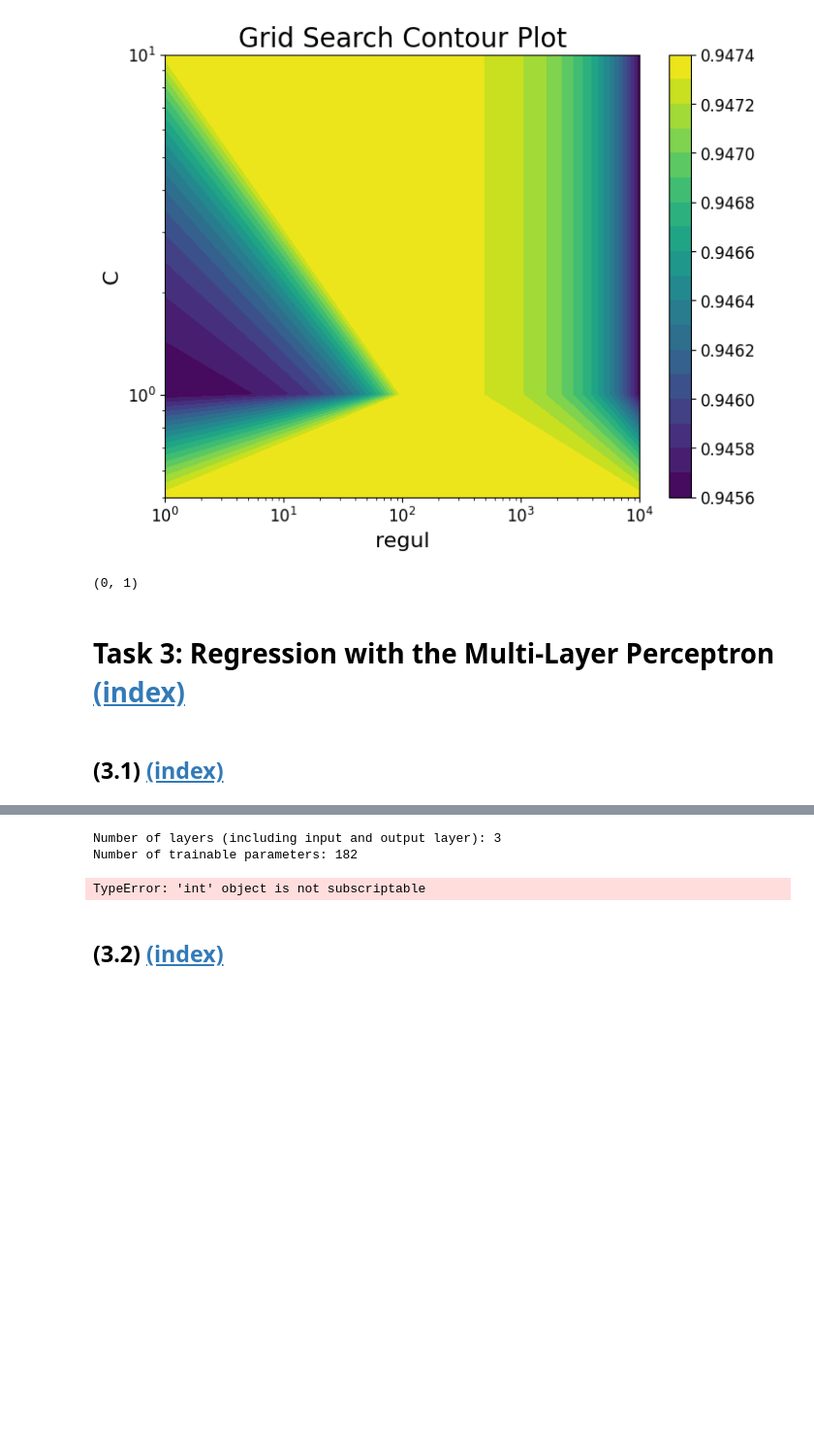
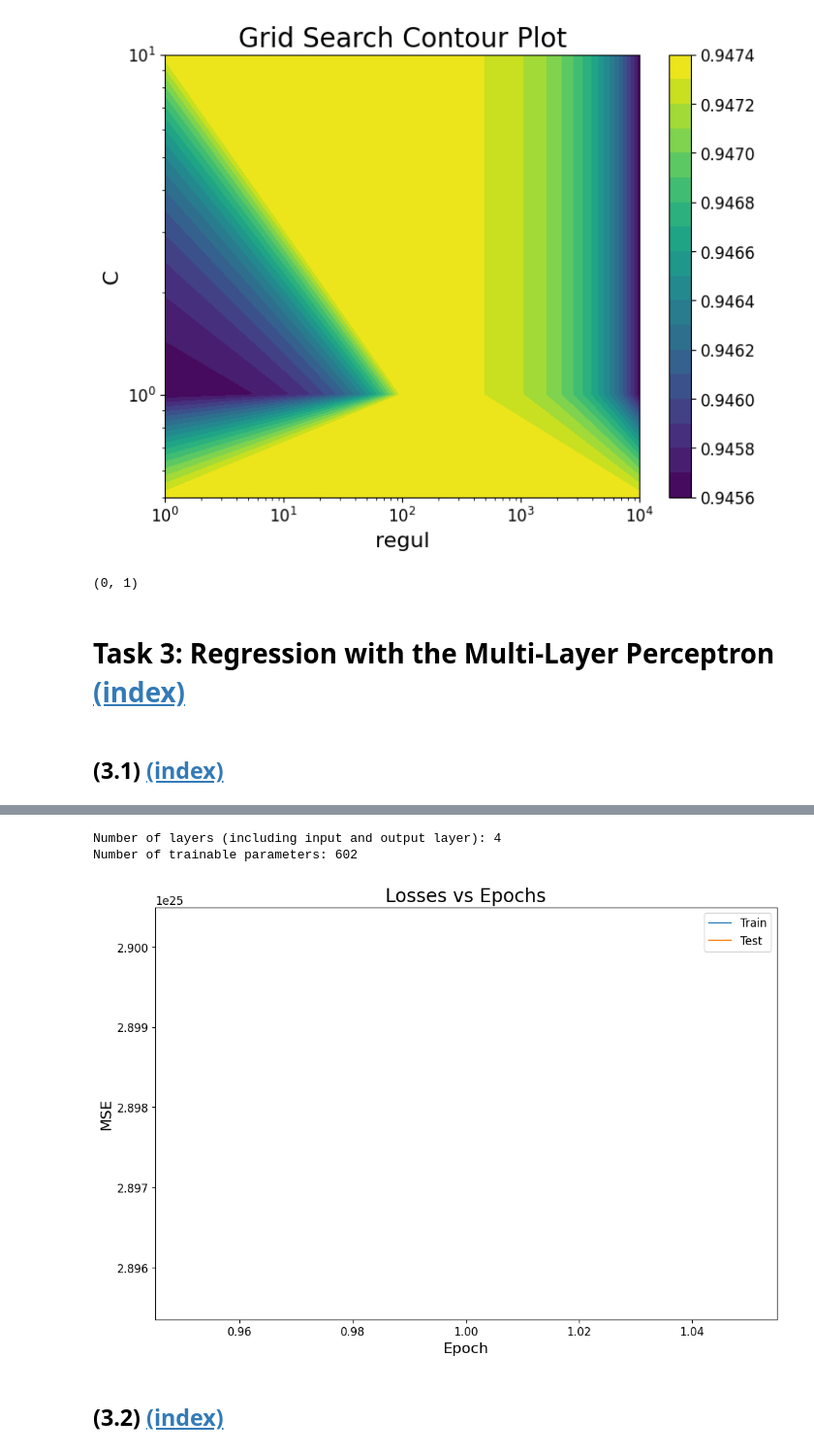
Before and after one commit to SequorIkkyu/MATH60026---Methods-for-Data-Science, a Jupyter notebook: Coursework1/CID_Coursework1.ipynb, the cells around one changed output, grey strips where cells are left out. Shown at 97% size. Cells and saved outputs as stored; diff of their text form; code cells hidden in the pictures; blank space fills up the shorter version.

```diff
--- a/Coursework1/CID_Coursework1.ipynb
+++ b/Coursework1/CID_Coursework1.ipynb
@@ -1845,6 +1841,10 @@ class MLP:
         return y_hat, forward_pass
 # %%
 def compound_loss(T, T_pred, l=0):
+
+    assert T.size == T_pred.size, "Error"
+
+    T = T.reshape(T_pred.shape)
 
     T_min, T_max = T[:,0], T[:,1]
     T_min_pred, T_max_pred = T_pred[:,0], T_pred[:,1]
@@ -1858,12 +1858,16 @@ def compound_loss(T, T_pred, l=0):
 
 def compound_grad(T, T_pred, l=0):
 
+    assert T.size == T_pred.size, "Error"
+
+    T = T.reshape(T_pred.shape)
+
     T_min, T_max = T[:,0], T[:,1]
     T_min_pred, T_max_pred = T_pred[:,0], T_pred[:,1]
 
     grad = 2.0*(T_min-T_min_pred) + (T_max-T_max_pred) + l
 
-    return grad/len(T_min)
+    return np.ones((len(T_min), 2))
 # %%
 def backpropagate(layers, forward_pass, delta_output):
     """
@@ -1929,7 +1933,7 @@ def sgd_step(X, y, mlp, lam=0, learning_rate = 1e-3):
     y_hat, forward_pass = mlp.predict(X) ## <-- SOLUTION.
 
     # Compute the partial derivative of the loss w.r.t. to predictions `y_hat`.
-    delta_output = compound_grad(lam, y, y_hat) ## <-- SOLUTION
+    delta_output = compound_grad(y, y_hat, lam) ## <-- SOLUTION
 
     # Apply backpropagation algorithm to compute the gradients of the MLP parameters.
     gradients = backpropagate(mlp.layers, forward_pass, delta_output)  ## <-- SOLUTION.
@@ -2047,6 +2051,7 @@ array([[12.5, 20.9],
 # compile architecture of MLP
 mlp = MLP(seed=2)
 mlp.add_layer(X_train.shape[1], 20)     ## <-- SOLUTION.
+mlp.add_layer(20, 20, "relu")
 mlp.add_layer(20, 2, "relu")             ## <-- SOLUTION.
 print("Number of layers (including input and output layer):",mlp.n_layers())
 print("Number of trainable parameters:",mlp.n_parameters())
@@ -2057,9 +2062,18 @@ mlp, losses_train, losses_test = sgd(X_train, runway_train, X_test, runway_test,
                                      n_epochs=200,
                                      minibatchsize=20)                  ## <-- SOLUTION.
 # %% [output]
-Number of layers (including input and output layer): 3
-Number of trainable parameters: 182
+Number of layers (including input and output layer): 4
+Number of trainable parameters: 602
-TypeError: 'int' object is not subscriptable
+# %%
+# plot training progress
+fig, ax = plt.subplots(figsize=(12, 8))
+ax.plot(np.arange(1,201),losses_train, label="Train")
+ax.plot(np.arange(1,201),losses_test, label="Test")
+ax.set(title="Losses vs Epochs", xlabel = "Epoch", ylabel = "MSE")
+ax.legend()
+plt.show()
+# %% [output]
+[figure, added]
 # %% [markdown]
 <a name="task-32"></a>
 
```
Also changed, not shown: parts of 12 cells of this notebook.
